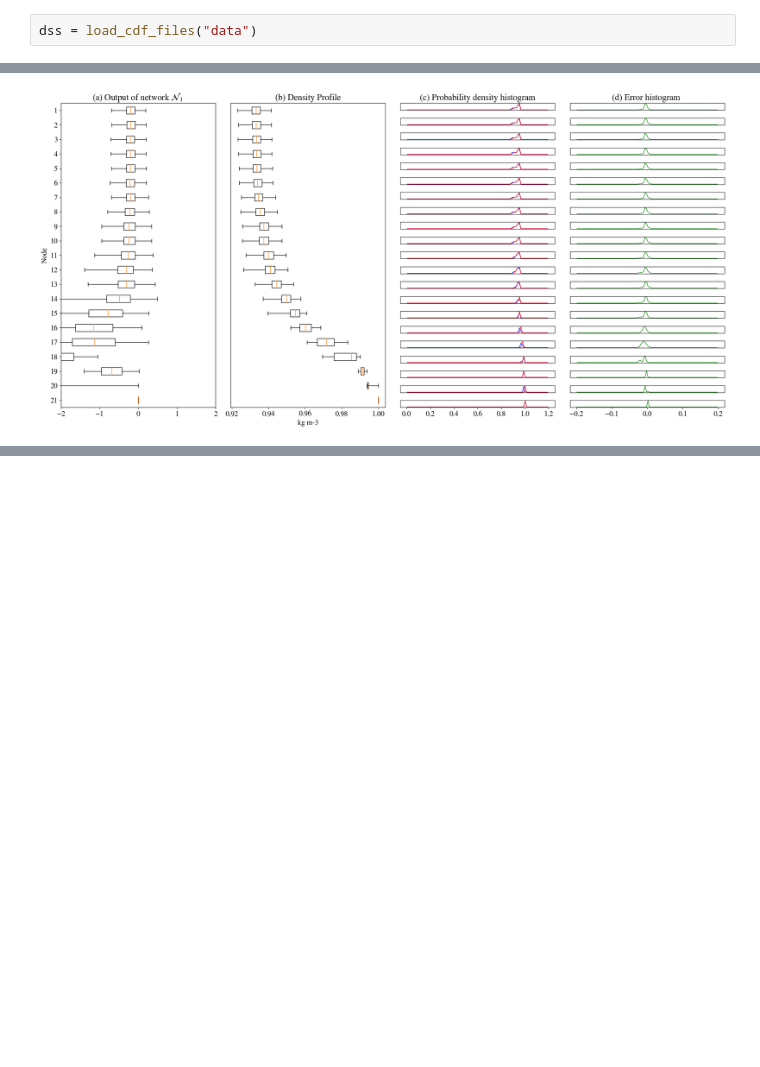
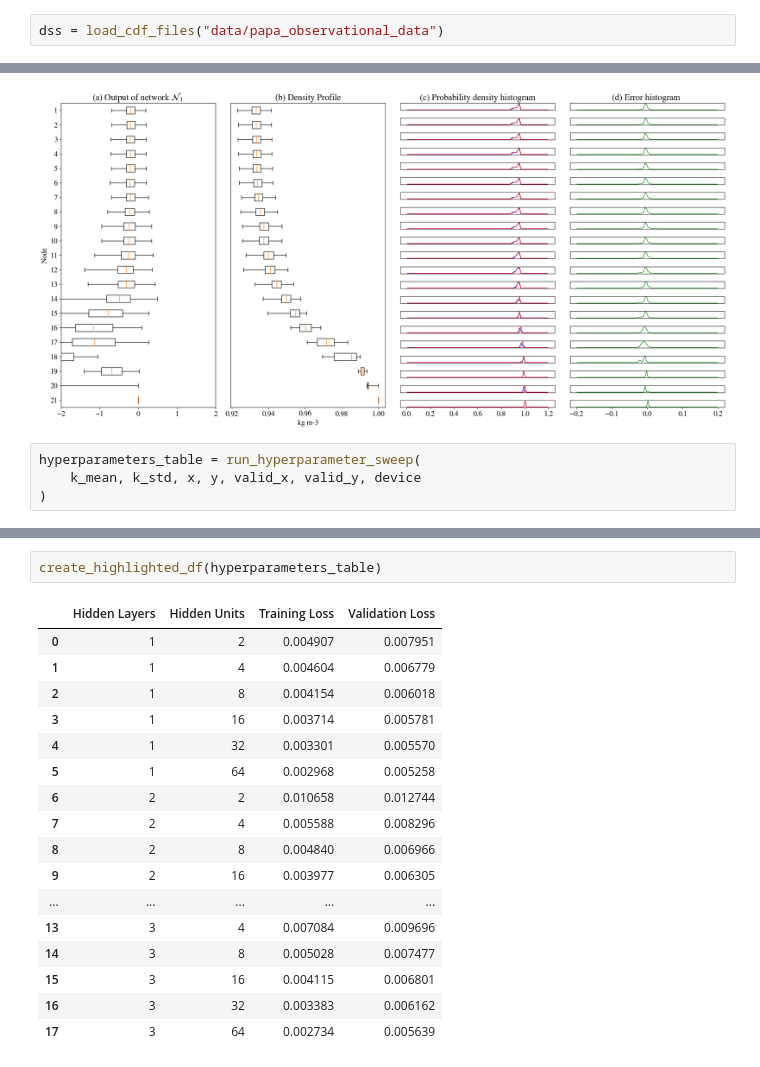
Before and after one commit to skortchmark9/Climate_ML, a Jupyter notebook: Project_2/collate.ipynb, the cells around one changed output, grey strips where cells are left out. Drawn from its saved outputs; the diff is of its cells as text; blank space fills up the shorter version.

Commit message:
added hyperparameter sweeping

```diff
--- a/Project_2/collate.ipynb
+++ b/Project_2/collate.ipynb
@@ -17,7 +19,7 @@ from utils import (
 )
 import determine_mld
 # %%
-dss = load_cdf_files("data")
+dss = load_cdf_files("data/papa_observational_data")
 # %%
 dss.keys()
 # %% [output]
@@ -345,3 +329,7 @@ performance_sigma_point(
 )
 # %% [output]
 [figure]
+# %%
+hyperparameters_table = run_hyperparameter_sweep(
+    k_mean, k_std, x, y, valid_x, valid_y, device
+)
@@ -347,0 +358,20 @@ performance_sigma_point(
+# %%
+create_highlighted_df(hyperparameters_table)
+# %% [output]
+|  | Hidden Layers | Hidden Units | Training Loss | Validation Loss |
+| 0 | 1 | 2 | 0.004907 | 0.007951 |
+| 1 | 1 | 4 | 0.004604 | 0.006779 |
+| 2 | 1 | 8 | 0.004154 | 0.006018 |
+| 3 | 1 | 16 | 0.003714 | 0.005781 |
+| 4 | 1 | 32 | 0.003301 | 0.005570 |
+| 5 | 1 | 64 | 0.002968 | 0.005258 |
+| 6 | 2 | 2 | 0.010658 | 0.012744 |
+| 7 | 2 | 4 | 0.005588 | 0.008296 |
+| 8 | 2 | 8 | 0.004840 | 0.006966 |
+| 9 | 2 | 16 | 0.003977 | 0.006305 |
+| ... | ... | ... | ... | ... |
+| 13 | 3 | 4 | 0.007084 | 0.009696 |
+| 14 | 3 | 8 | 0.005028 | 0.007477 |
+| 15 | 3 | 16 | 0.004115 | 0.006801 |
+| 16 | 3 | 32 | 0.003383 | 0.006162 |
+| 17 | 3 | 64 | 0.002734 | 0.005639 |
```
Also changed, not shown: parts of 6 cells of this notebook, 1 other file.
